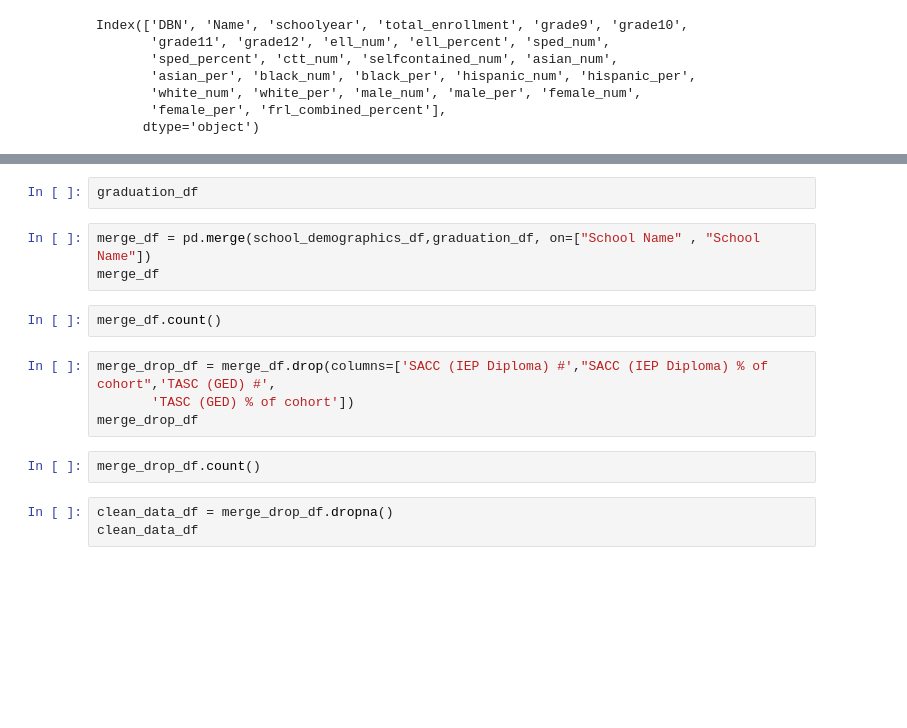
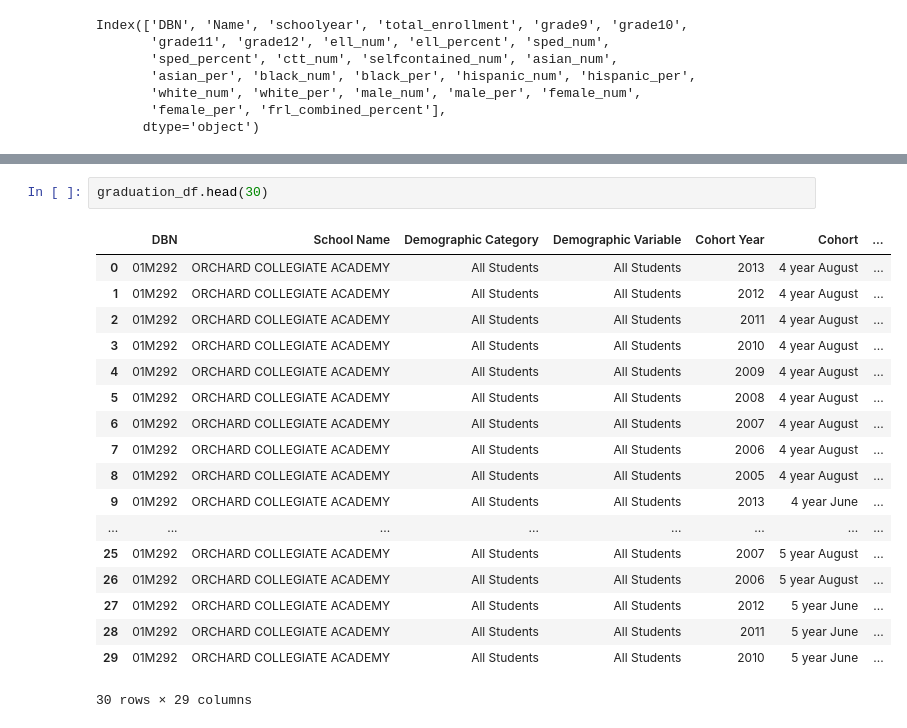
Before and after one commit to divish16/NYC-Student-Success-Predictions, a Jupyter notebook: sample_data_david720.ipynb, the cells around one changed output, grey strips where cells are left out. Drawn from its saved outputs; the diff is of its cells as text; blank space fills up the shorter version.

```diff
--- a/sample_data_david720.ipynb
+++ b/sample_data_david720.ipynb
@@ -282,16 +288,21 @@ graduation_df.columns
 # %%
-graduation_df
+graduation_df.head(30)
+# %% [output]
+|  | DBN | School Name | Demographic Category | Demographic Variable | Cohort Year | Cohort | ... |
+| 0 | 01M292 | ORCHARD COLLEGIATE ACADEMY | All Students | All Students | 2013 | 4 year August | ... |
+| 1 | 01M292 | ORCHARD COLLEGIATE ACADEMY | All Students | All Students | 2012 | 4 year August | ... |
+| 2 | 01M292 | ORCHARD COLLEGIATE ACADEMY | All Students | All Students | 2011 | 4 year August | ... |
+| 3 | 01M292 | ORCHARD COLLEGIATE ACADEMY | All Students | All Students | 2010 | 4 year August | ... |
+| 4 | 01M292 | ORCHARD COLLEGIATE ACADEMY | All Students | All Students | 2009 | 4 year August | ... |
+| 5 | 01M292 | ORCHARD COLLEGIATE ACADEMY | All Students | All Students | 2008 | 4 year August | ... |
+| 6 | 01M292 | ORCHARD COLLEGIATE ACADEMY | All Students | All Students | 2007 | 4 year August | ... |
+| 7 | 01M292 | ORCHARD COLLEGIATE ACADEMY | All Students | All Students | 2006 | 4 year August | ... |
+| 8 | 01M292 | ORCHARD COLLEGIATE ACADEMY | All Students | All Students | 2005 | 4 year August | ... |
+| 9 | 01M292 | ORCHARD COLLEGIATE ACADEMY | All Students | All Students | 2013 | 4 year June | ... |
+| ... | ... | ... | ... | ... | ... | ... | ... |
+| 25 | 01M292 | ORCHARD COLLEGIATE ACADEMY | All Students | All Students | 2007 | 5 year August | ... |
+| 26 | 01M292 | ORCHARD COLLEGIATE ACADEMY | All Students | All Students | 2006 | 5 year August | ... |
+| 27 | 01M292 | ORCHARD COLLEGIATE ACADEMY | All Students | All Students | 2012 | 5 year June | ... |
+| 28 | 01M292 | ORCHARD COLLEGIATE ACADEMY | All Students | All Students | 2011 | 5 year June | ... |
+| 29 | 01M292 | ORCHARD COLLEGIATE ACADEMY | All Students | All Students | 2010 | 5 year June | ... |
+30 rows × 29 columns
-# %%
-merge_df = pd.merge(school_demographics_df,graduation_df, on=["School Name" , "School Name"])
-merge_df
-# %%
-merge_df.count()
-# %%
-merge_drop_df = merge_df.drop(columns=['SACC (IEP Diploma) #',"SACC (IEP Diploma) % of cohort",'TASC (GED) #',
-       'TASC (GED) % of cohort'])
-merge_drop_df
-# %%
-merge_drop_df.count()
-# %%
-clean_data_df = merge_drop_df.dropna()
-clean_data_df
```
Also changed, not shown: parts of 36 cells of this notebook.
